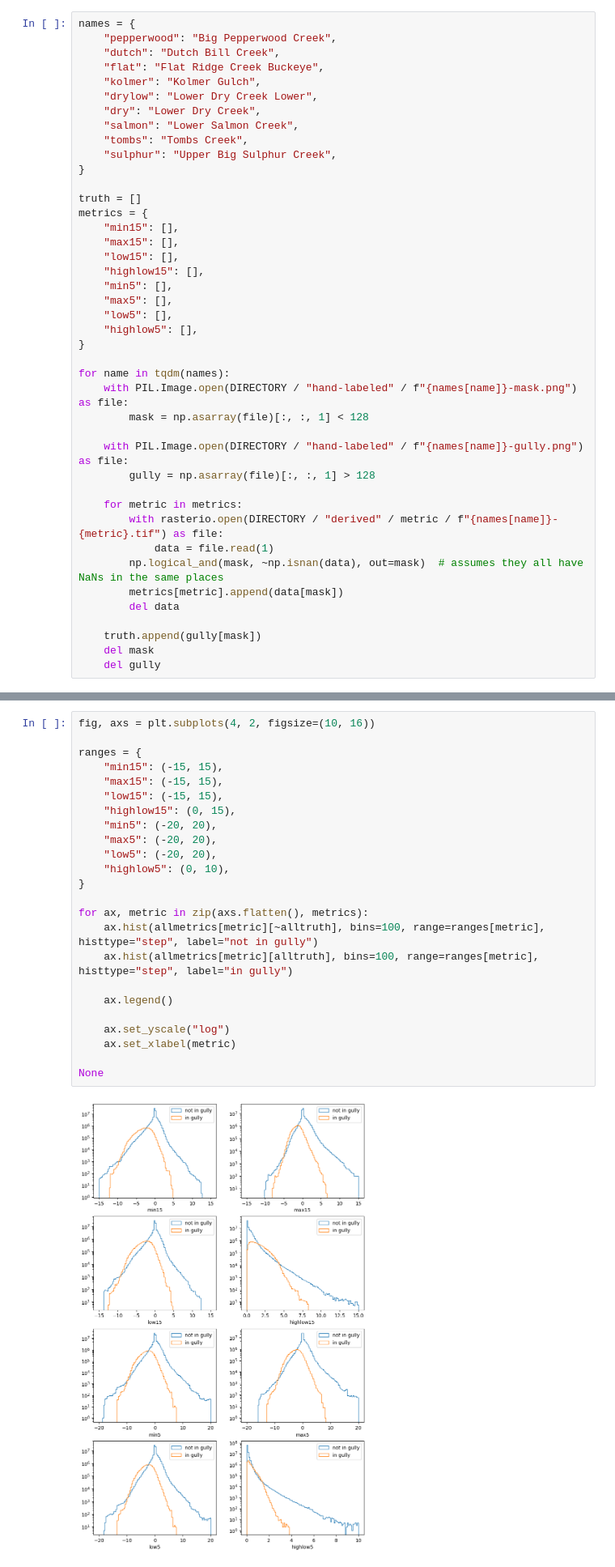
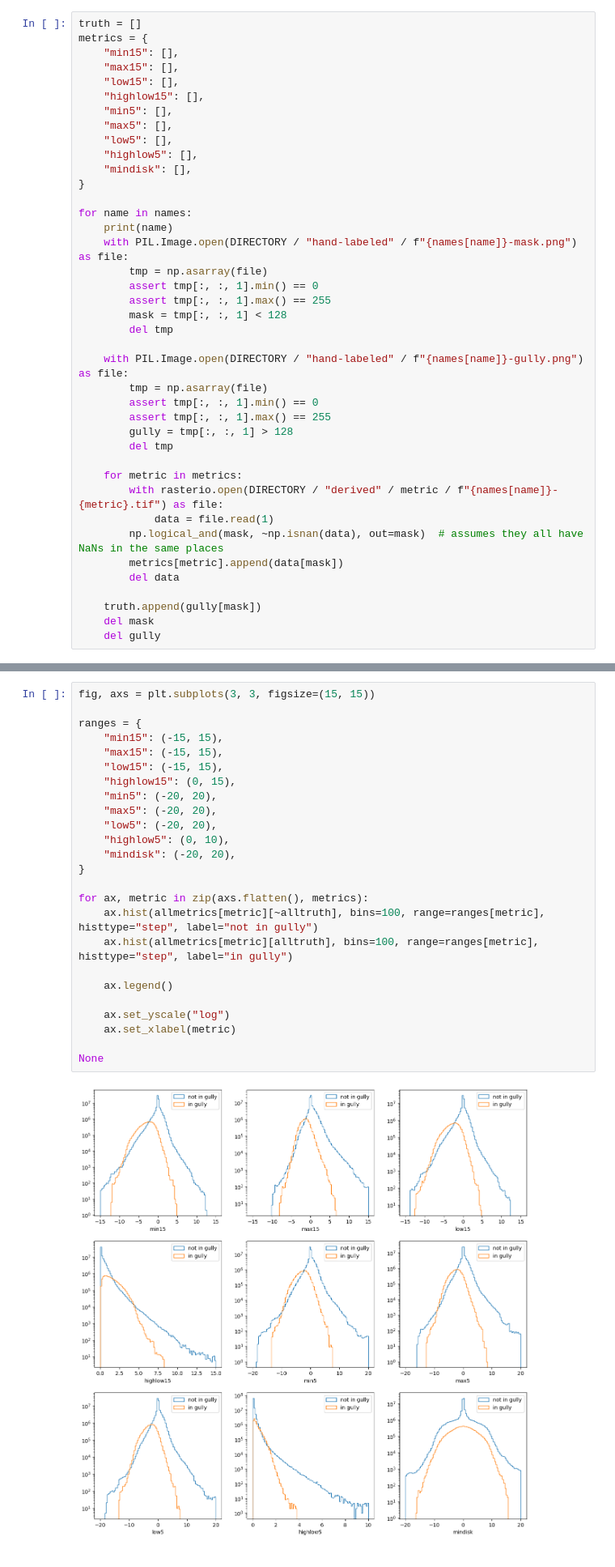
Before and after one commit to dsi-rse/gully-map, a Jupyter notebook: notebooks/fit-to-hand-labeled-data.ipynb, the cells around one changed output, grey strips where cells are left out. Shown at 81% size. Cells and saved outputs as stored; diff of their text form.

```diff
--- a/notebooks/fit-to-hand-labeled-data.ipynb
+++ b/notebooks/fit-to-hand-labeled-data.ipynb
@@ -16,16 +27,4 @@ PIL.Image.MAX_IMAGE_PIXELS = None  # I know my images are large; they're not DoS
 # %%
-names = {
-    "pepperwood": "Big Pepperwood Creek",
-    "dutch": "Dutch Bill Creek",
-    "flat": "Flat Ridge Creek Buckeye",
-    "kolmer": "Kolmer Gulch",
-    "drylow": "Lower Dry Creek Lower",
-    "dry": "Lower Dry Creek",
-    "salmon": "Lower Salmon Creek",
-    "tombs": "Tombs Creek",
-    "sulphur": "Upper Big Sulphur Creek",
-}
-
 truth = []
 metrics = {
     "min15": [],
@@ -36,14 +35,24 @@ metrics = {
     "max5": [],
     "low5": [],
     "highlow5": [],
+    "mindisk": [],
 }
 
-for name in tqdm(names):
+for name in names:
+    print(name)
     with PIL.Image.open(DIRECTORY / "hand-labeled" / f"{names[name]}-mask.png") as file:
-        mask = np.asarray(file)[:, :, 1] < 128
+        tmp = np.asarray(file)
+        assert tmp[:, :, 1].min() == 0
+        assert tmp[:, :, 1].max() == 255
+        mask = tmp[:, :, 1] < 128
+        del tmp
 
     with PIL.Image.open(DIRECTORY / "hand-labeled" / f"{names[name]}-gully.png") as file:
-        gully = np.asarray(file)[:, :, 1] > 128
+        tmp = np.asarray(file)
+        assert tmp[:, :, 1].min() == 0
+        assert tmp[:, :, 1].max() == 255
+        gully = tmp[:, :, 1] > 128
+        del tmp
 
     for metric in metrics:
         with rasterio.open(DIRECTORY / "derived" / metric / f"{names[name]}-{metric}.tif") as file:
@@ -66,28 +85,29 @@ for name, array in zip(names, truth):
 alltruth = np.concatenate(truth)
 allmetrics = {metric: np.concatenate(arrays) for metric, arrays in metrics.items()}
 # %%
-fig, axs = plt.subplots(4, 2, figsize=(10, 16))
+fig, axs = plt.subplots(3, 3, figsize=(15, 15))
 
 ranges = {
     "min15": (-15, 15),
     "max15": (-15, 15),
     "low15": (-15, 15),
     "highlow15": (0, 15),
     "min5": (-20, 20),
     "max5": (-20, 20),
     "low5": (-20, 20),
     "highlow5": (0, 10),
+    "mindisk": (-20, 20),
 }
 
 for ax, metric in zip(axs.flatten(), metrics):
     ax.hist(allmetrics[metric][~alltruth], bins=100, range=ranges[metric], histtype="step", label="not in gully")
     ax.hist(allmetrics[metric][alltruth], bins=100, range=ranges[metric], histtype="step", label="in gully")
 
     ax.legend()
 
     ax.set_yscale("log")
     ax.set_xlabel(metric)
 
 None
 # %% [output]
-[figure, old version]
+[figure, new version]
```
Also changed, not shown: parts of 20 cells of this notebook, 1 other file.
